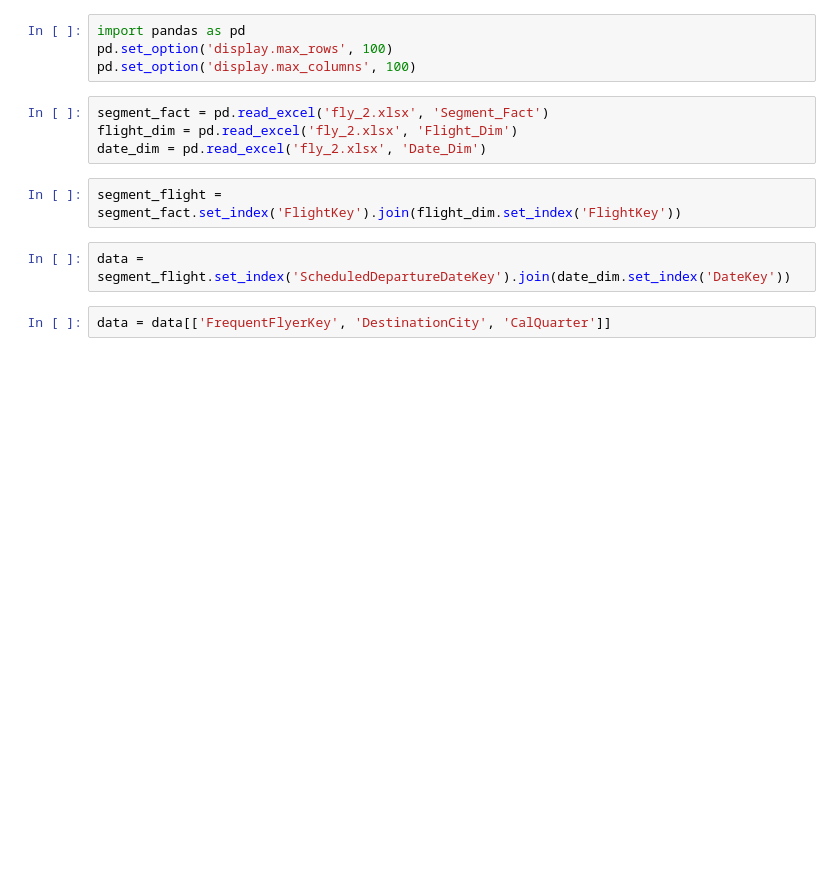
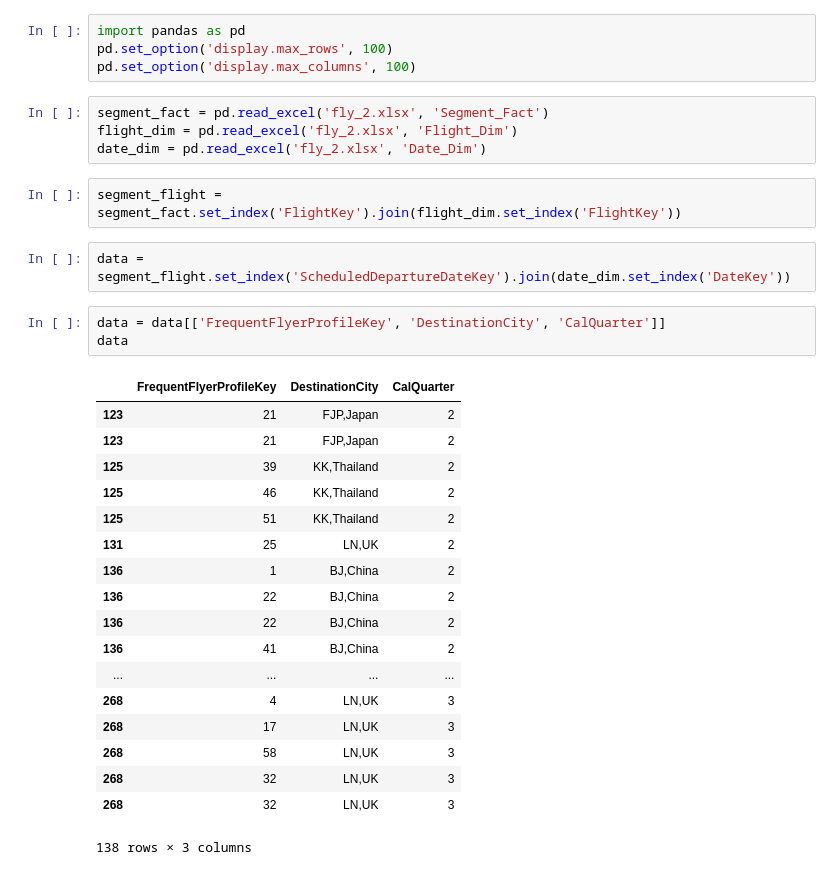
Before and after one commit to worachai3/flight_association_rule, a Jupyter notebook: flight_association_rule.ipynb, the cells around one changed output. Saved outputs shown, nothing was run; the diff lists cells and outputs as text; blank space fills up the shorter version.

```diff
--- a/flight_association_rule.ipynb
+++ b/flight_association_rule.ipynb
@@ -11,4 +11,24 @@ segment_flight = segment_fact.set_index('FlightKey').join(flight_dim.set_index('
 # %%
 data = segment_flight.set_index('ScheduledDepartureDateKey').join(date_dim.set_index('DateKey'))
 # %%
-data = data[['FrequentFlyerKey', 'DestinationCity', 'CalQuarter']]
+data = data[['FrequentFlyerProfileKey', 'DestinationCity', 'CalQuarter']]
+data
+# %% [output]
+|  | FrequentFlyerProfileKey | DestinationCity | CalQuarter |
+| 123 | 21 | FJP,Japan | 2 |
+| 123 | 21 | FJP,Japan | 2 |
+| 125 | 39 | KK,Thailand | 2 |
+| 125 | 46 | KK,Thailand | 2 |
+| 125 | 51 | KK,Thailand | 2 |
+| 131 | 25 | LN,UK | 2 |
+| 136 | 1 | BJ,China | 2 |
+| 136 | 22 | BJ,China | 2 |
+| 136 | 22 | BJ,China | 2 |
+| 136 | 41 | BJ,China | 2 |
+| ... | ... | ... | ... |
+| 268 | 4 | LN,UK | 3 |
+| 268 | 17 | LN,UK | 3 |
+| 268 | 58 | LN,UK | 3 |
+| 268 | 32 | LN,UK | 3 |
+| 268 | 32 | LN,UK | 3 |
+138 rows × 3 columns
```
Also changed, not shown: parts of 3 cells of this notebook.
